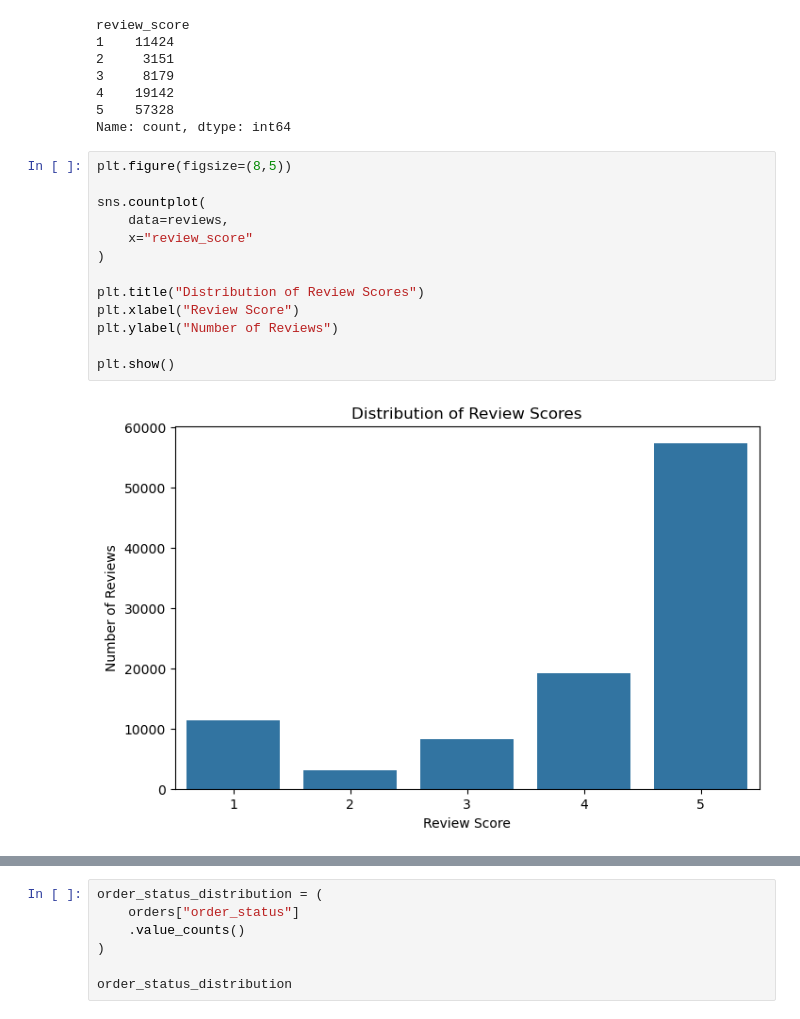
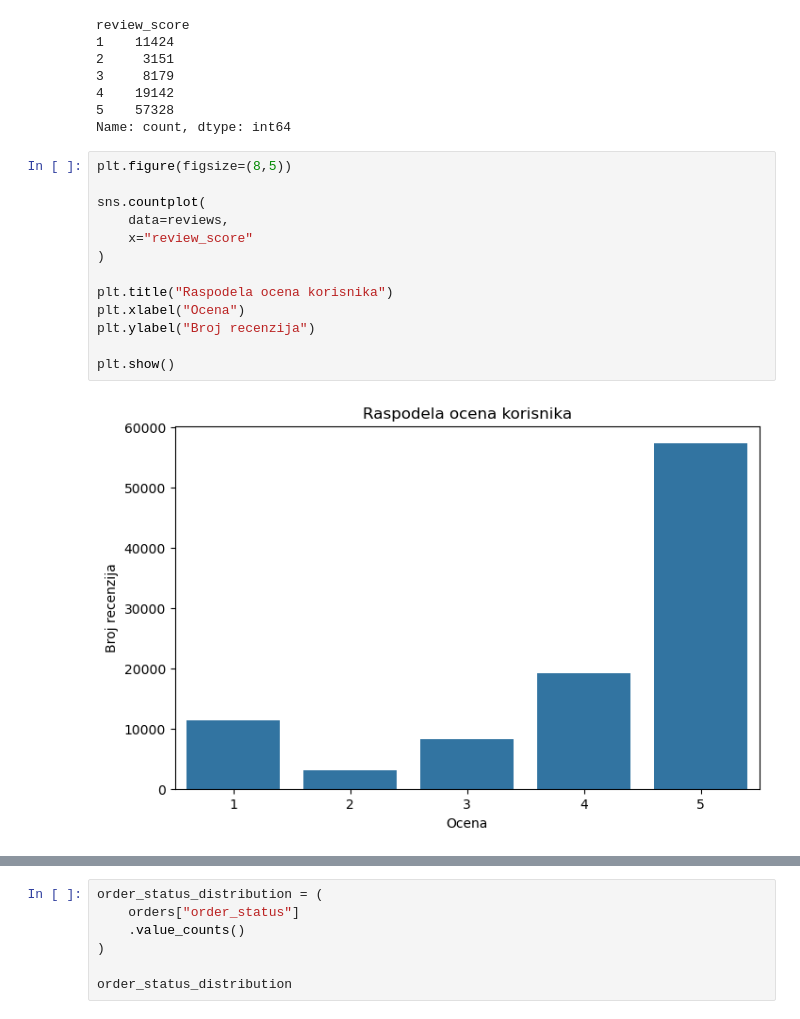
Before and after one commit to jovanabrkljac/olist-data-mining, a Jupyter notebook: notebooks/00_data_understanding.ipynb, the cells around one changed output, grey strips where cells are left out. Drawn from its saved outputs; the diff is of its cells as text.

```diff
--- a/notebooks/00_data_understanding.ipynb
+++ b/notebooks/00_data_understanding.ipynb
@@ -425,15 +283,15 @@ Name: count, dtype: int64
 # %%
 plt.figure(figsize=(8,5))
 
 sns.countplot(
     data=reviews,
     x="review_score"
 )
 
-plt.title("Distribution of Review Scores")
-plt.xlabel("Review Score")
-plt.ylabel("Number of Reviews")
+plt.title("Raspodela ocena korisnika")
+plt.xlabel("Ocena")
+plt.ylabel("Broj recenzija")
 
 plt.show()
 # %% [output]
-[figure, old version]
+[figure, new version]
```
Also changed, not shown: parts of 36 cells of this notebook.
